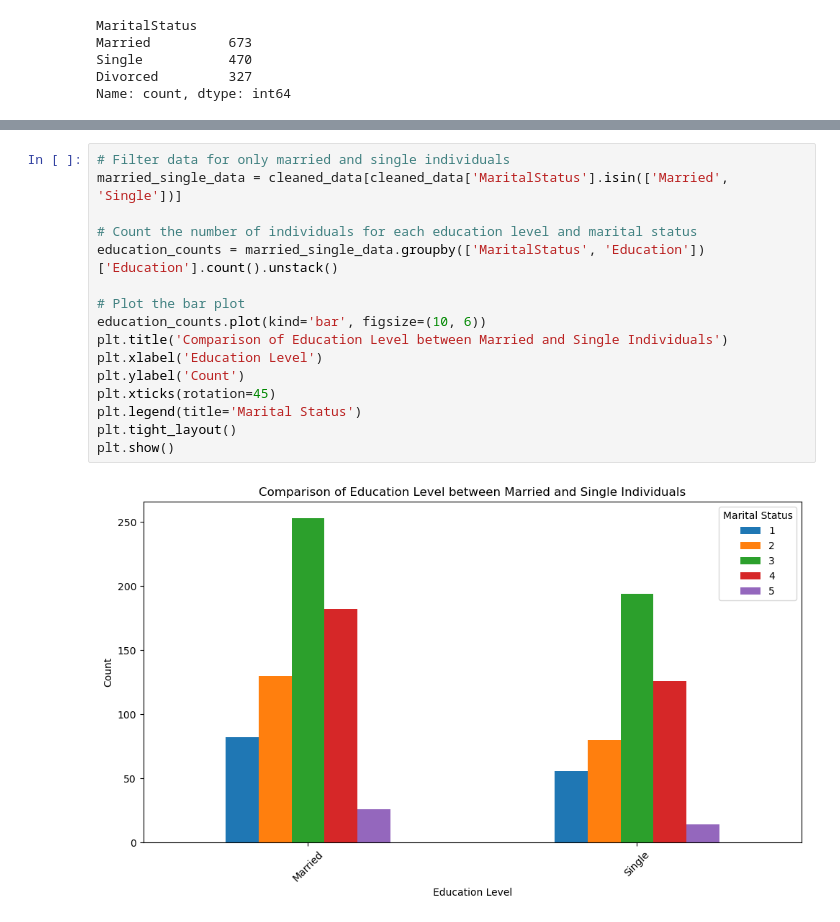
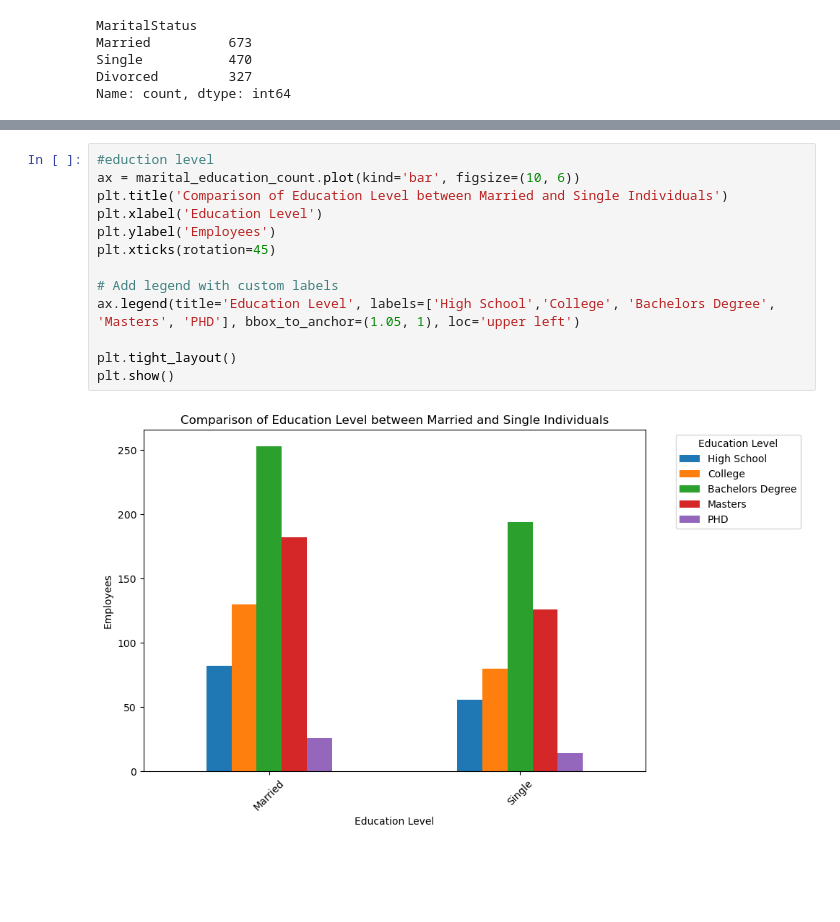
Before and after one commit to Amer4r/group-project-1, a Jupyter notebook: data_cleaning.ipynb, the cells around one changed output, grey strips where cells are left out. Saved outputs shown, nothing was run; the diff lists cells and outputs as text; blank space fills up the shorter version.

```diff
--- a/data_cleaning.ipynb
+++ b/data_cleaning.ipynb
@@ -199,18 +330,15 @@ plt.show()
 # %%
-# Filter data for only married and single individuals
-married_single_data = cleaned_data[cleaned_data['MaritalStatus'].isin(['Married', 'Single'])]
-
-# Count the number of individuals for each education level and marital status
-education_counts = married_single_data.groupby(['MaritalStatus', 'Education'])['Education'].count().unstack()
-
-# Plot the bar plot
-education_counts.plot(kind='bar', figsize=(10, 6))
+#eduction level
+ax = marital_education_count.plot(kind='bar', figsize=(10, 6))
 plt.title('Comparison of Education Level between Married and Single Individuals')
 plt.xlabel('Education Level')
-plt.ylabel('Count')
+plt.ylabel('Employees')
 plt.xticks(rotation=45)
-plt.legend(title='Marital Status')
+
+# Add legend with custom labels
+ax.legend(title='Education Level', labels=['High School','College', 'Bachelors Degree', 'Masters', 'PHD'], bbox_to_anchor=(1.05, 1), loc='upper left')
+
 plt.tight_layout()
 plt.show()
 # %% [output]
-[figure, old version]
+[figure, new version]
```
Also changed, not shown: parts of 19 cells of this notebook.
